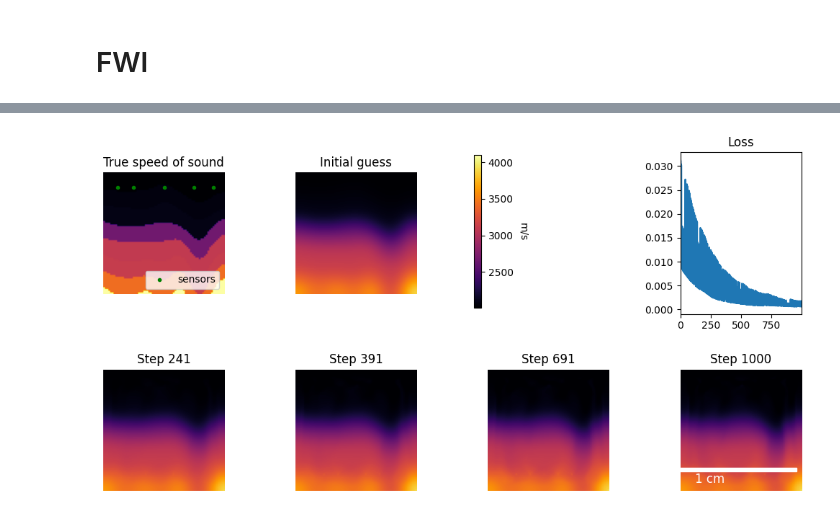
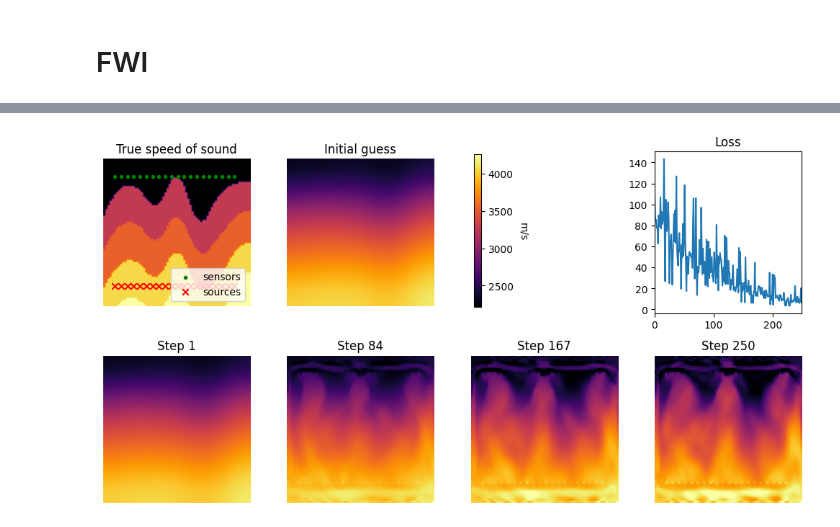
Before and after one commit to armercier/Hybrid-OED, a Jupyter notebook: src/scripts/inversion.ipynb, the cells around one changed output, grey strips where cells are left out. Saved outputs shown, nothing was run; the diff lists cells and outputs as text; code cells hidden in the pictures.

```diff
--- a/src/scripts/inversion.ipynb
+++ b/src/scripts/inversion.ipynb
@@ -167,7 +231,7 @@ def single_source_simulation(sound_speed, source_num):
     )
     return rf_signals[..., 0]
 # %%
-p = single_source_simulation(medium.sound_speed, 20)
+p = single_source_simulation(medium.sound_speed, num_sources // 2)
 
 # Visualize the acoustic traces
 plt.figure(figsize=(6, 4.5))
@@ -250,9 +317,25 @@ def loss_func(params, source_num):
     c0 = get_sound_speed(params)
     p = single_source_simulation(c0, source_num)
     data = p_data[source_num]
-    return jnp.mean(jnp.abs(hilbert_transf(p) -hilbert_transf(data)) ** 2)
+    # return jnp.mean(jnp.abs(hilbert_transf(p) -hilbert_transf(data)) ** 2)
+    # L2 loss
+    return jnp.mean((p - data) ** 2)
 
 loss_with_grad = value_and_grad(loss_func, argnums=0)
+
+def loss_func_multi(params, source_nums):
+    """
+    Compute the loss for multiple sources by averaging their individual losses.
+    """
+    c0 = get_sound_speed(params)
+    total_loss = 0.0
+    for src_num in source_nums:
+        p = single_source_simulation(c0, src_num)
+        data = p_data[src_num]
+        total_loss += jnp.mean((p - data) ** 2)  # L2 loss
+    return total_loss / len(source_nums)  # Average loss over sources
+
+loss_with_grad_multi = value_and_grad(loss_func_multi, argnums=0)
 # %%
 plt.plot(hilbert_transf(p_data[12, :, 0]))
 plt.plot(p_data[12, :, 0])
@@ -320,7 +542,9 @@ vmax = np.amax(true_sos)
 fig, axes = plt.subplots(2, 4, figsize=(10, 5.5))
 
 k = 0
-recs = [240, 390, 690, 999]
+
+recs = jnp.linspace(0, num_steps - 1, 4).astype(jnp.int32)
+
 for row in range(2):
     for col in range(4):
         if k == 0:
@@ -331,46 +555,55 @@ for row in range(2):
                 c="g",
                 marker=".",
                 label="sensors",
+            )
+            axes[row, col].scatter(
+                source_positions[1],
+                source_positions[0],
+                c="r",
+                marker="x",
+                label="sources",
             )
             axes[row, col].legend(loc="lower right")
             axes[row, col].set_title("True speed of sound")
             axes[row, col].set_axis_off()
         elif k == 1:
             im_original = axes[row, col].imshow(sos_original, cmap="inferno", vmin=vmin, vmax=vmax)
             axes[row, col].set_axis_off()
             axes[row, col].set_title("Initial guess")
 
             cbar_ax = fig.add_axes([0.53, 0.54, 0.01, 0.385])
             cbar = plt.colorbar(im_original, cax=cbar_ax)
             cbar.ax.get_yaxis().labelpad = 15
             cbar.ax.set_ylabel('m/s', rotation=270)
         elif k == 2:
             axes[row, col].set_axis_off()
         elif k == 3:
             axes[row, col].plot(losshistory)
             axes[row, col].set_title("Loss")
             #axes[row, col].set_xticks([], [])
             axes[row, col].margins(x=0)
         else:
             axes[row, col].imshow(reconstructions[recs[k - 4]], cmap="inferno", vmin=vmin, vmax=vmax)
             axes[row, col].set_axis_off()
             axes[row, col].set_title("Step {}".format(recs[k - 4] + 1))
         k += 1
 
 # Scale bar
-fontprops = fm.FontProperties(size=12)
-scalebar = AnchoredSizeBar(
-    axes[-1, -1].transData,
-    100, '1 cm', 'lower right',
-    pad=0.3,
-    color='white',
-    frameon=False,
-    size_vertical=2,
-    fontproperties=fontprops)
-axes[-1, -1].add_artist(scalebar)
+# from mpl_toolkits.axes_grid1.anchored_artists import AnchoredSizeBar
+# import matplotlib.font_manager as fm
+# fontprops = fm.FontProperties(size=12)
+# scalebar = AnchoredSizeBar(
+#     axes[-1, -1].transData,
+#     100, '1 cm', 'lower right',
+#     pad=0.3,
+#     color='white',
+#     frameon=False,
+#     size_vertical=2,
+#     fontproperties=fontprops)
+# axes[-1, -1].add_artist(scalebar)
 
 fig.tight_layout()
 
 plt.savefig('fwi.pdf')
 # %% [output]
-[figure, old version]
+[figure, new version]
```
Also changed, not shown: parts of 19 cells of this notebook.
